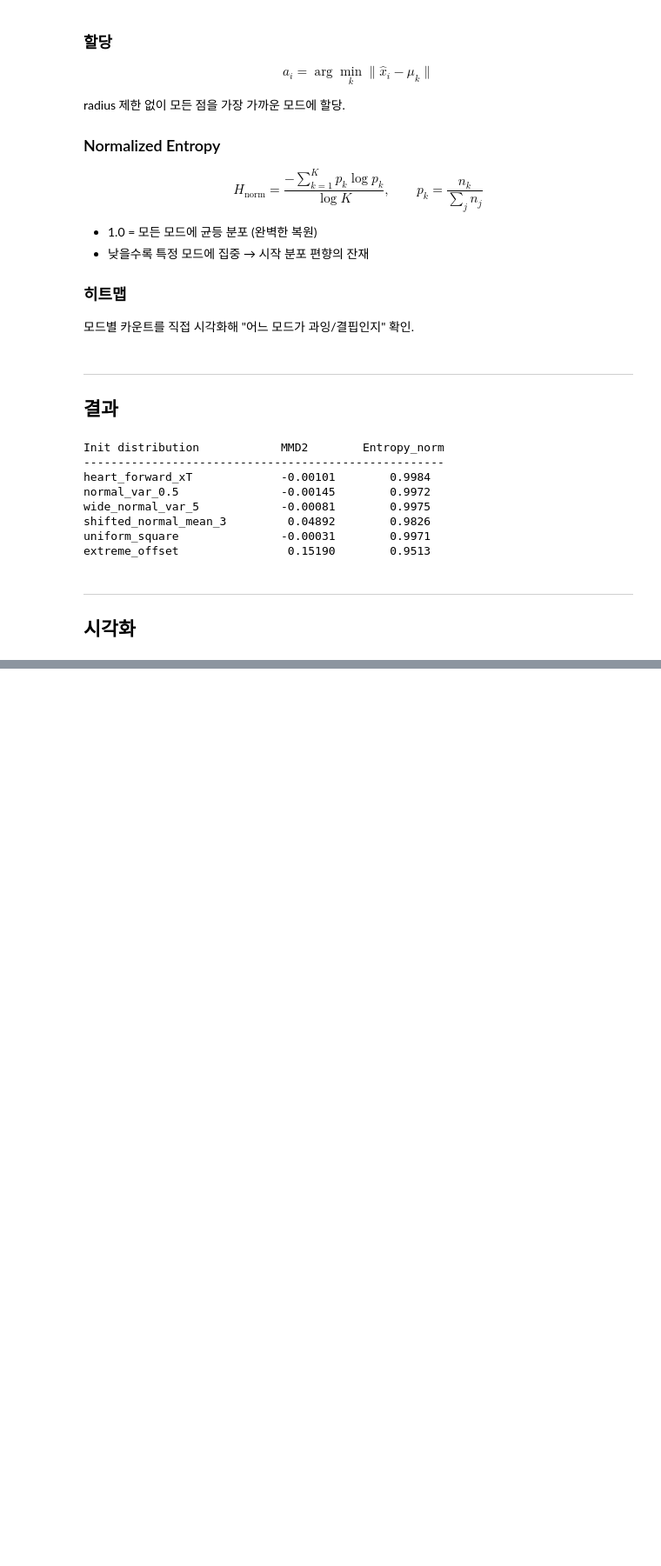
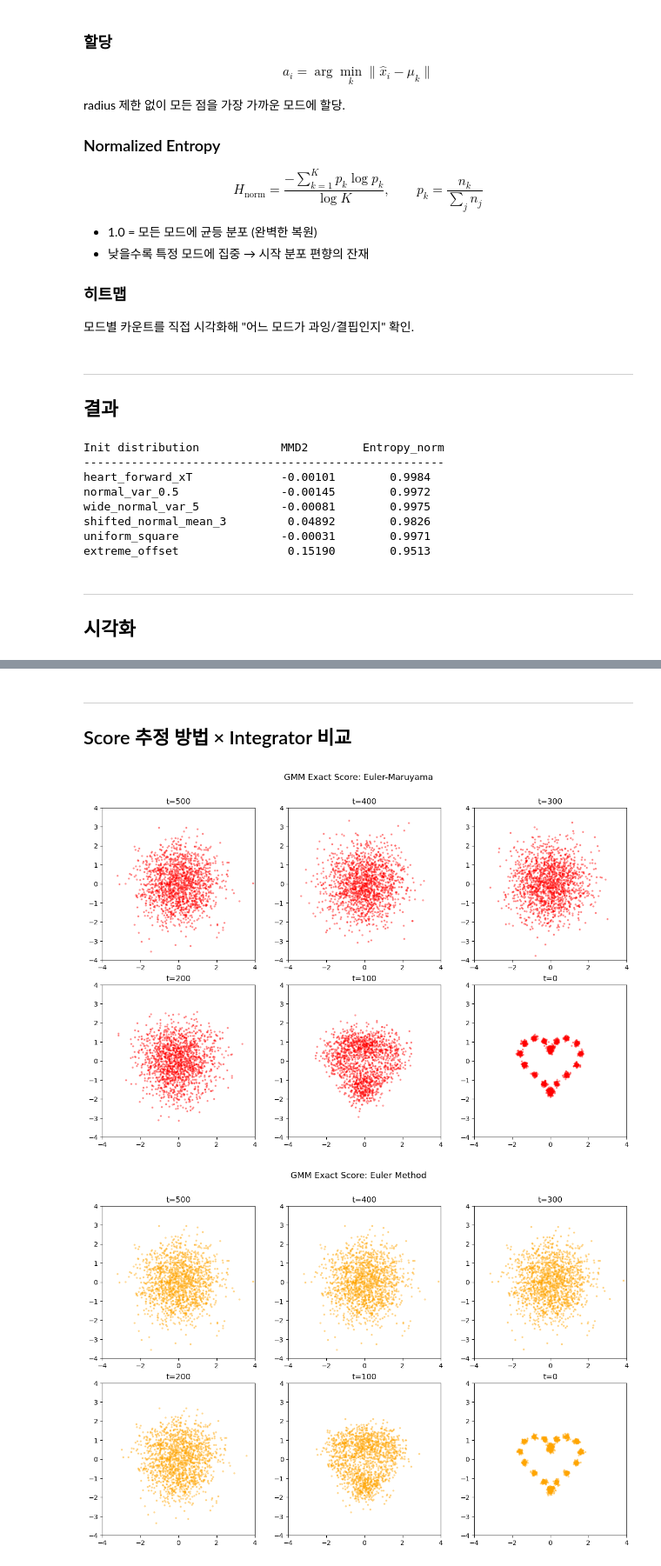
Before and after one commit to k-hyeon02/diffusion, a Jupyter notebook: validation.ipynb, the cells around one changed output, grey strips where cells are left out. Shown at 87% size. Saved outputs shown, nothing was run; the diff lists cells and outputs as text; code cells hidden in the pictures; blank space fills up the shorter version.

```diff
--- a/validation.ipynb
+++ b/validation.ipynb
@@ -310,0 +334,3 @@ plt.show()
+# %% [markdown]
+---
+## Score 추정 방법 × Integrator 비교
@@ -310,0 +495,47 @@ plt.show()
+# %%
+from functools import partial
+
+def gmm_score(x, t, means, var):
+    ab = alpha_bar_fn(t)
+    s2 = sigma2_fn(t)
+    mu_t = np.sqrt(ab) * means   # K개 2D Gaussian 중심점 배열: (K,2)
+    var_t = ab * var + s2        # scalar: (K,2)
+
+    # N개의 각 점에서 K개의 중심점까지의 차이벡터
+    # x: (N,2) -> (N,1,2)
+    # mu_t: (K,2) -> (1,K,2)
+    # diff: (N,1,2) - (1,K,2) = (N,K,2) - broadcasting
+    diff = x[:, None, :] - mu_t[None, :, :]
+
+    # Gaussain 밀도 구하는 과정
+    # .sum(-1)으로 마지막 축(좌표 2개)을 합산: (dx)^2 + (dy)^2 = ‖x−μ‖²
+    # (N,K,2) -> (N,K)
+    log_pk = -(diff**2).sum(-1) / (2 * var_t)
+    # 최댓값 빼며 exp overflow 방지 - softmax 과정에서 상쇄
+    log_pk -= log_pk.max(1, keepdims=True)
+    wk = np.exp(log_pk)
+    # softmax
+    wk /= wk.sum(1, keepdims=True)  # (N,K) — 사후확률 w_k(x,t)
+
+    score_k = -diff / var_t      # (N,K,2)
+    return (wk[:, :, None] * score_k).sum(1)  # (N,2)
+
+
+t_arr = np.arange(T, -1, -1)
+heart_score = partial(gmm_score, means=heart_means, var=0.07**2)
+
+x_T = fwd["heart"][T].copy()
+traj_em = reverse_em(x_T, t_arr, heart_score)
+traj_euler = reverse_euler(x_T, t_arr, heart_score)
+traj_pcm = reverse_PCM(x_T, t_arr, heart_score)
+traj_rk = reverse_rk(x_T, t_arr, heart_score)
+traj_rk4 = reverse_rk4(x_T, t_arr, heart_score)
+
+plot_steps(traj_em, steps=SAVE_STEPS, order="desc", color="red", title="GMM Exact Score: Euler-Maruyama")
+plot_steps(traj_euler, steps=SAVE_STEPS, order="desc", color="orange", title="GMM Exact Score: Euler Method")
+plot_steps(traj_pcm, steps=SAVE_STEPS, order="desc", color="green", title="GMM Exact Score: PCM")
+plot_steps(traj_rk, steps=SAVE_STEPS, order="desc", color="blue", title="GMM Exact Score: RK")
+plot_steps(traj_rk4, steps=SAVE_STEPS, order="desc", color="purple", title="GMM Exact Score: RK4")
+# %% [output]
+[figure, added]
+[figure, added]
```
Also changed, not shown: parts of 9 cells of this notebook.
